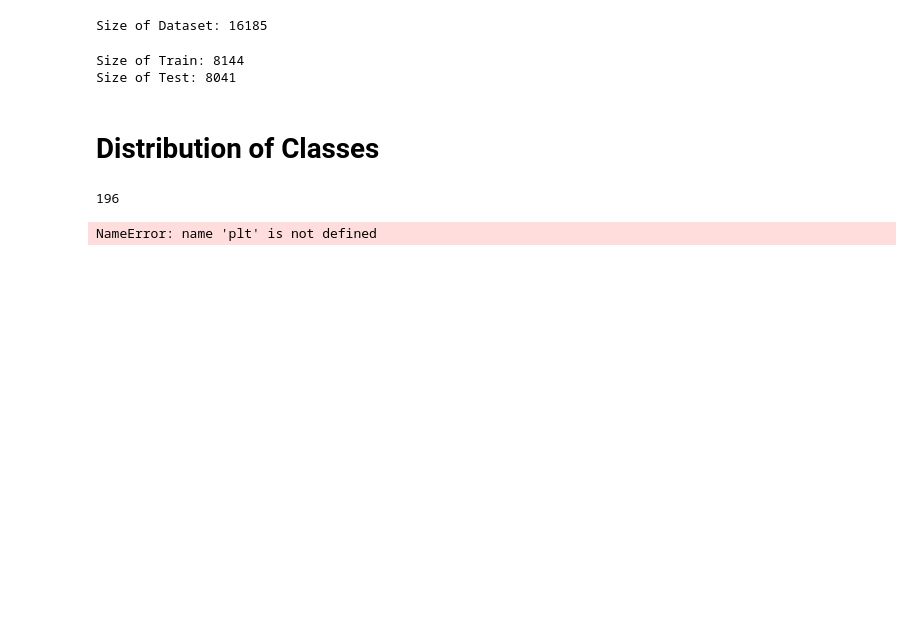
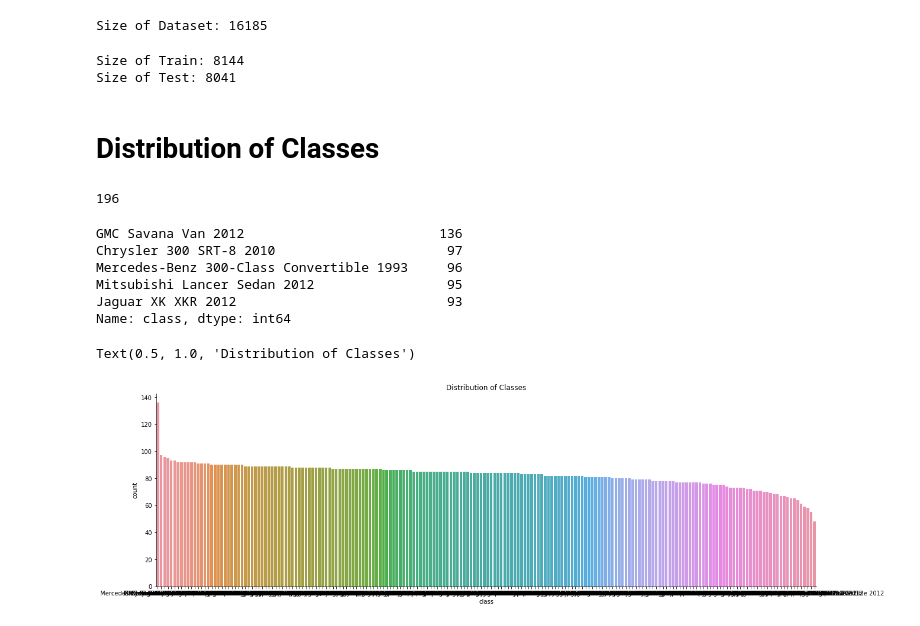
Before and after one commit to yizhe-ang/VroomNet, a Jupyter notebook: notebooks/EDA.ipynb, the cells around one changed output. Drawn from its saved outputs; the diff is of its cells as text; code cells hidden in the pictures; blank space fills up the shorter version.

```diff
--- a/notebooks/EDA.ipynb
+++ b/notebooks/EDA.ipynb
@@ -38,7 +49,21 @@ Size of Test: 8041
 data['class'].nunique()
 # %% [output]
 196
-# %%
-plt.hist(data['class'])
-# %% [output]
-NameError: name 'plt' is not defined
+# %%
+value_counts = data['class'].value_counts()
+value_counts.head()
+# %% [output]
+GMC Savana Van 2012                         136
+Chrysler 300 SRT-8 2010                      97
+Mercedes-Benz 300-Class Convertible 1993     96
+Mitsubishi Lancer Sedan 2012                 95
+Jaguar XK XKR 2012                           93
+Name: class, dtype: int64
+# %%
+plt.figure(figsize=(20, 6))
+
+sns.countplot(x='class', data=data, order=value_counts.index)\
+    .set_title('Distribution of Classes')
+# %% [output]
+Text(0.5, 1.0, 'Distribution of Classes')
+[figure, added]
```
Also changed, not shown: parts of 18 cells of this notebook, 32 other files.
